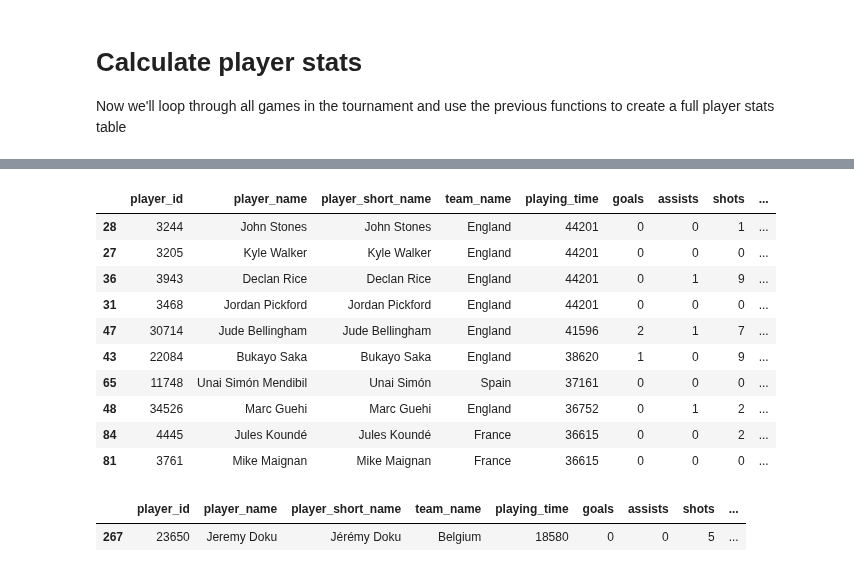
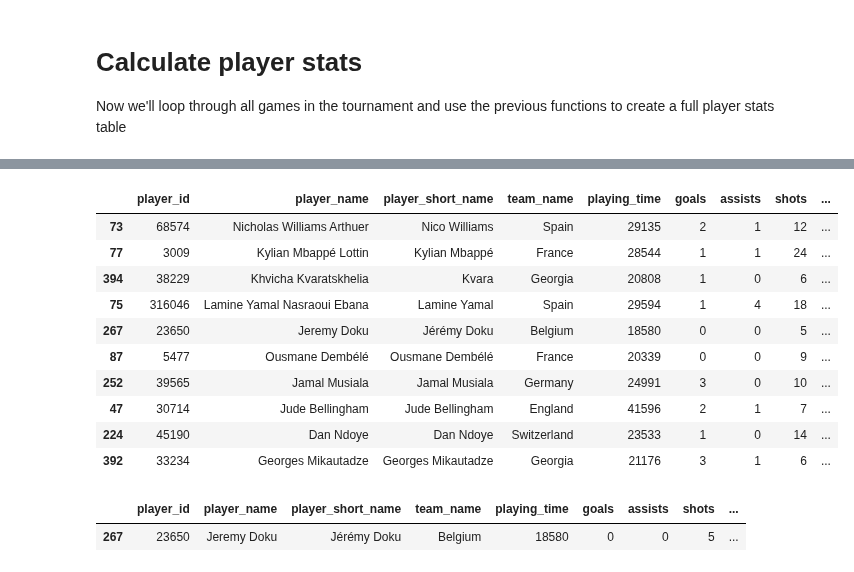
Before and after one commit to MarijnSt/soccermatics-project-1, a Jupyter notebook: radar_plot.ipynb, the cells around one changed output, grey strips where cells are left out. Drawn from its saved outputs; the diff is of its cells as text; code cells hidden in the pictures.

Commit message:
feat: dribble stats

```diff
--- a/radar_plot.ipynb
+++ b/radar_plot.ipynb
@@ -461,7 +461,7 @@ def calculate_shots_xg(df):
     Parameters
     ----------
     df: pd.DataFrame
-        Dataframe with Wyscout event data for a certain game.
+        A dataframe with all Statsbomb event data for all matches of a given competition and season.
 
     Returns
     -------
@@ -600,12 +657,16 @@ def create_player_stats(competition_id, season_id):
     # Calculate xG from shots
     df_xg_shots = calculate_shots_xg(df_all_events)
 
+    # Calculate dribbles
+    df_dribbles = calculate_dribbles(df_all_events)
+
     # Merge dataframes into df_player_stats
     df_player_stats = (
         df_player_stats
             .merge(df_playing_time, on='player_id', how='left')
             .merge(df_goals_assists, on='player_id', how='left')
             .merge(df_xg_shots, on='player_id', how='left')
+            .merge(df_dribbles, on='player_id', how='left')
     )
 
     # Fill missing values with 0
@@ -616,9 +677,11 @@ def create_player_stats(competition_id, season_id):
     df_player_stats["goals"] = df_player_stats["goals"].astype(int)
     df_player_stats["assists"] = df_player_stats["assists"].astype(int)
     df_player_stats["shots"] = df_player_stats["shots"].astype(int)
+    df_player_stats["complete_dribbles"] = df_player_stats["complete_dribbles"].astype(int)
+    df_player_stats["incomplete_dribbles"] = df_player_stats["incomplete_dribbles"].astype(int)
+    df_player_stats["total_dribbles"] = df_player_stats["total_dribbles"].astype(int)
 
-
-    return df_player_stats
+    return df_player_stats.reset_index(drop=True)
 # %%
 df_player_stats = create_player_stats(competition_id=55, season_id=282)
 # %%
@@ -643,17 +710,17 @@ memory usage: 43.8+ KB
 # %%
-df_player_stats.sort_values(by='playing_time', ascending=False).head(10)
+df_player_stats.sort_values(by='total_dribbles', ascending=False).head(10)
 # %% [output]
 |  | player_id | player_name | player_short_name | team_name | playing_time | goals | assists | shots | ... |
-| 28 | 3244 | John Stones | John Stones | England | 44201 | 0 | 0 | 1 | ... |
-| 27 | 3205 | Kyle Walker | Kyle Walker | England | 44201 | 0 | 0 | 0 | ... |
-| 36 | 3943 | Declan Rice | Declan Rice | England | 44201 | 0 | 1 | 9 | ... |
-| 31 | 3468 | Jordan Pickford | Jordan Pickford | England | 44201 | 0 | 0 | 0 | ... |
+| 73 | 68574 | Nicholas Williams Arthuer | Nico Williams | Spain | 29135 | 2 | 1 | 12 | ... |
+| 77 | 3009 | Kylian Mbappé Lottin | Kylian Mbappé | France | 28544 | 1 | 1 | 24 | ... |
+| 394 | 38229 | Khvicha Kvaratskhelia | Kvara | Georgia | 20808 | 1 | 0 | 6 | ... |
+| 75 | 316046 | Lamine Yamal Nasraoui Ebana | Lamine Yamal | Spain | 29594 | 1 | 4 | 18 | ... |
+| 267 | 23650 | Jeremy Doku | Jérémy Doku | Belgium | 18580 | 0 | 0 | 5 | ... |
+| 87 | 5477 | Ousmane Dembélé | Ousmane Dembélé | France | 20339 | 0 | 0 | 9 | ... |
+| 252 | 39565 | Jamal Musiala | Jamal Musiala | Germany | 24991 | 3 | 0 | 10 | ... |
 | 47 | 30714 | Jude Bellingham | Jude Bellingham | England | 41596 | 2 | 1 | 7 | ... |
-| 43 | 22084 | Bukayo Saka | Bukayo Saka | England | 38620 | 1 | 0 | 9 | ... |
-| 65 | 11748 | Unai Simón Mendibil | Unai Simón | Spain | 37161 | 0 | 0 | 0 | ... |
-| 48 | 34526 | Marc Guehi | Marc Guehi | England | 36752 | 0 | 1 | 2 | ... |
-| 84 | 4445 | Jules Koundé | Jules Koundé | France | 36615 | 0 | 0 | 2 | ... |
-| 81 | 3761 | Mike Maignan | Mike Maignan | France | 36615 | 0 | 0 | 0 | ... |
+| 224 | 45190 | Dan Ndoye | Dan Ndoye | Switzerland | 23533 | 1 | 0 | 14 | ... |
+| 392 | 33234 | Georges Mikautadze | Georges Mikautadze | Georgia | 21176 | 3 | 1 | 6 | ... |
 # %%
 df_player_stats[df_player_stats["player_name"] == "Jeremy Doku"]
 # %% [output]
```
Also changed, not shown: parts of 5 cells of this notebook.
